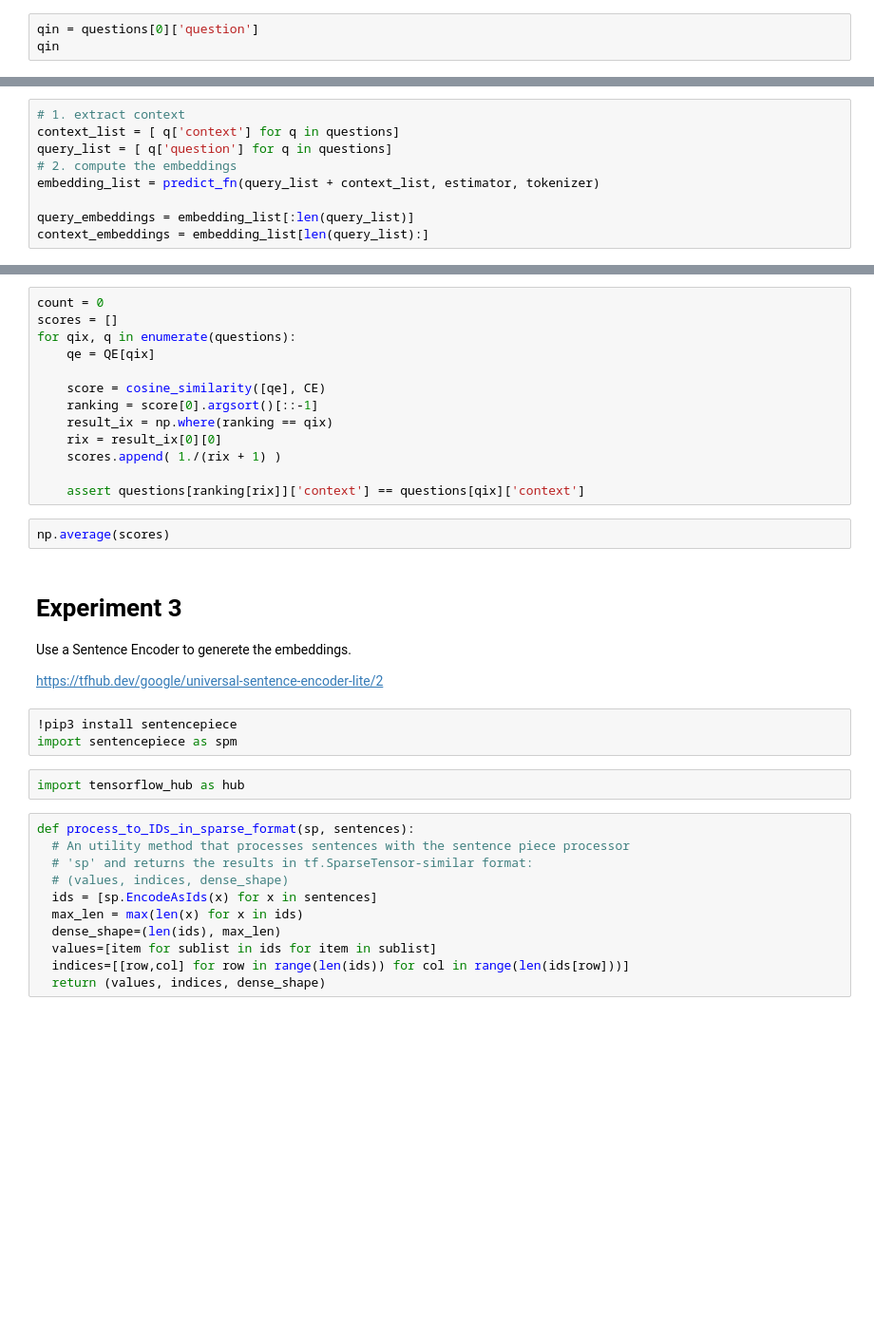
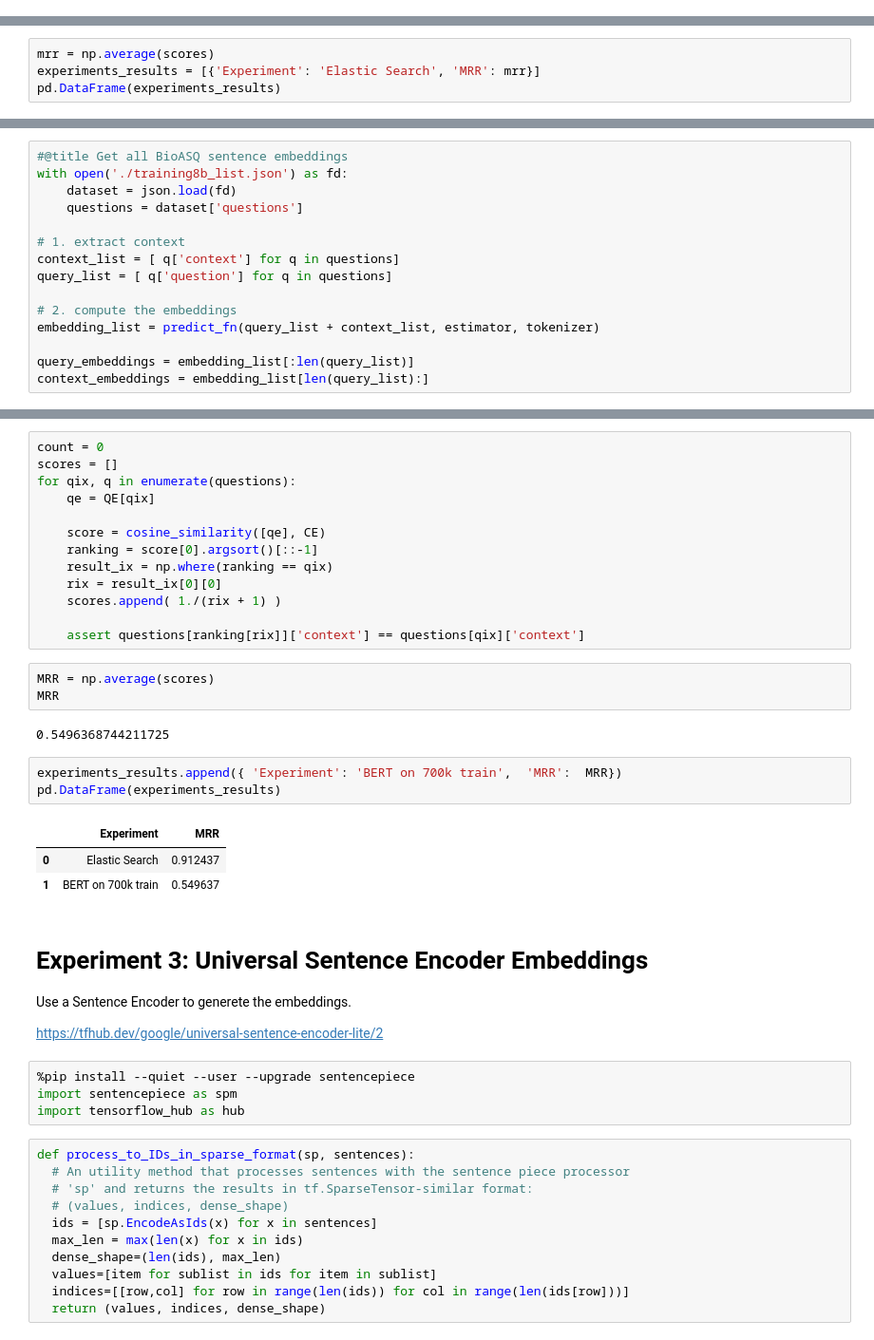
Before and after one commit to BioMedBERT/biomedbert, a Jupyter notebook: notebooks/Extract_BioMedBERT_LG_Embedding_bioasq_8b.ipynb, the cells around one changed output, grey strips where cells are left out. Shown at 95% size. Saved outputs shown, nothing was run; the diff lists cells and outputs as text; blank space fills up the shorter version.

```diff
--- a/notebooks/Extract_BioMedBERT_LG_Embedding_bioasq_8b.ipynb
+++ b/notebooks/Extract_BioMedBERT_LG_Embedding_bioasq_8b.ipynb
@@ -116,3 +445,0 @@ def SEARCH(text, index, key, limit=31):
-# %%
-qin = questions[0]['question']
-qin
@@ -477,0 +476,4 @@ np.average(scores)
+# %%
+mrr = np.average(scores)
+experiments_results = [{'Experiment': 'Elastic Search', 'MRR': mrr}]
+pd.DataFrame(experiments_results)
@@ -480,7 +497,13 @@ np.average(scores)
 # %%
+#@title Get all BioASQ sentence embeddings
+with open('./training8b_list.json') as fd:
+    dataset = json.load(fd)
+    questions = dataset['questions']
+
 # 1. extract context
 context_list = [ q['context'] for q in questions]
 query_list = [ q['question'] for q in questions]
+
 # 2. compute the embeddings
 embedding_list = predict_fn(query_list + context_list, estimator, tokenizer)
 
@@ -551,17 +657,26 @@ for qix, q in enumerate(questions):
 
     assert questions[ranking[rix]]['context'] == questions[qix]['context']
 # %%
-np.average(scores)
+MRR = np.average(scores)
+MRR
+# %% [output]
+0.5496368744211725
+# %%
+experiments_results.append({ 'Experiment': 'BERT on 700k train',  'MRR':  MRR})
+pd.DataFrame(experiments_results)
+# %% [output]
+|  | Experiment | MRR |
+| 0 | Elastic Search | 0.912437 |
+| 1 | BERT on 700k train | 0.549637 |
 # %% [markdown]
-# Experiment 3
+# Experiment 3: Universal Sentence Encoder Embeddings
 Use a Sentence Encoder to generete the embeddings.
 
 https://tfhub.dev/google/universal-sentence-encoder-lite/2
 # %%
-!pip3 install sentencepiece
+%pip install --quiet --user --upgrade sentencepiece
 import sentencepiece as spm
+import tensorflow_hub as hub
-# %%
-import tensorflow_hub as hub
 # %%
 def process_to_IDs_in_sparse_format(sp, sentences):
   # An utility method that processes sentences with the sentence piece processor
```
Also changed, not shown: parts of 114 cells of this notebook.
